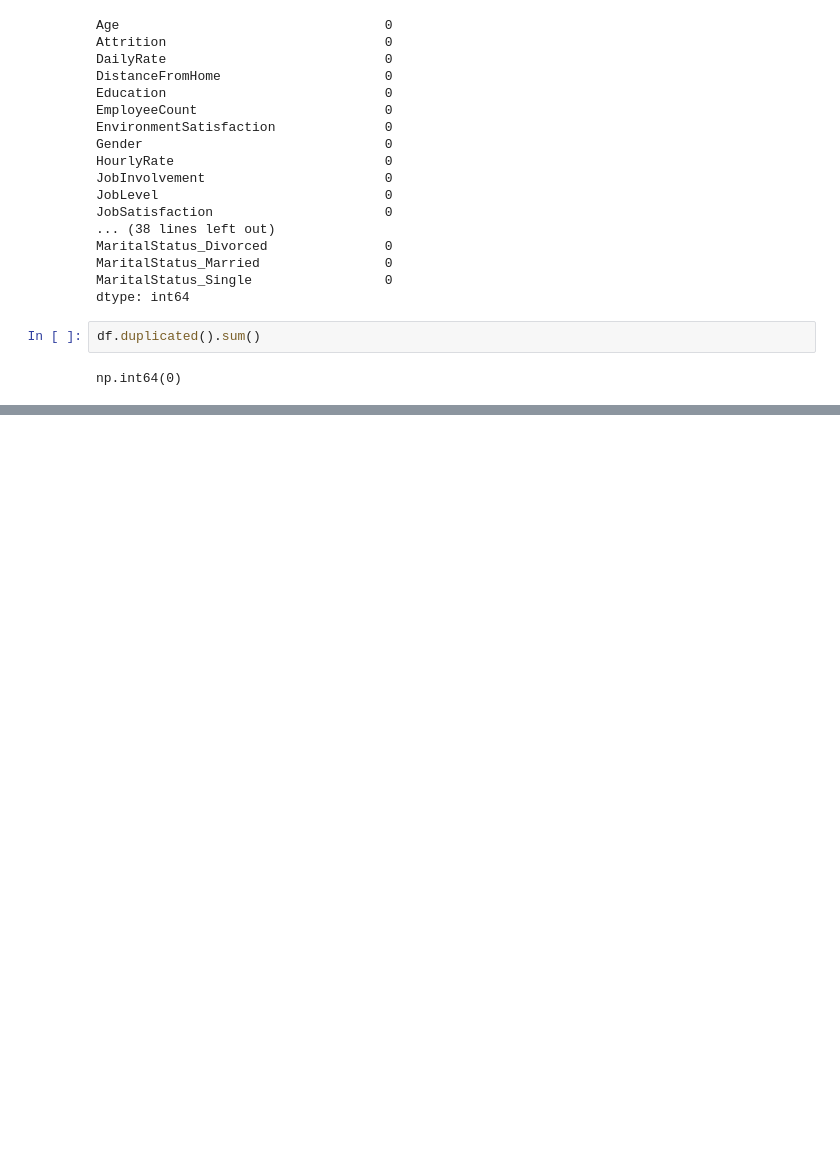
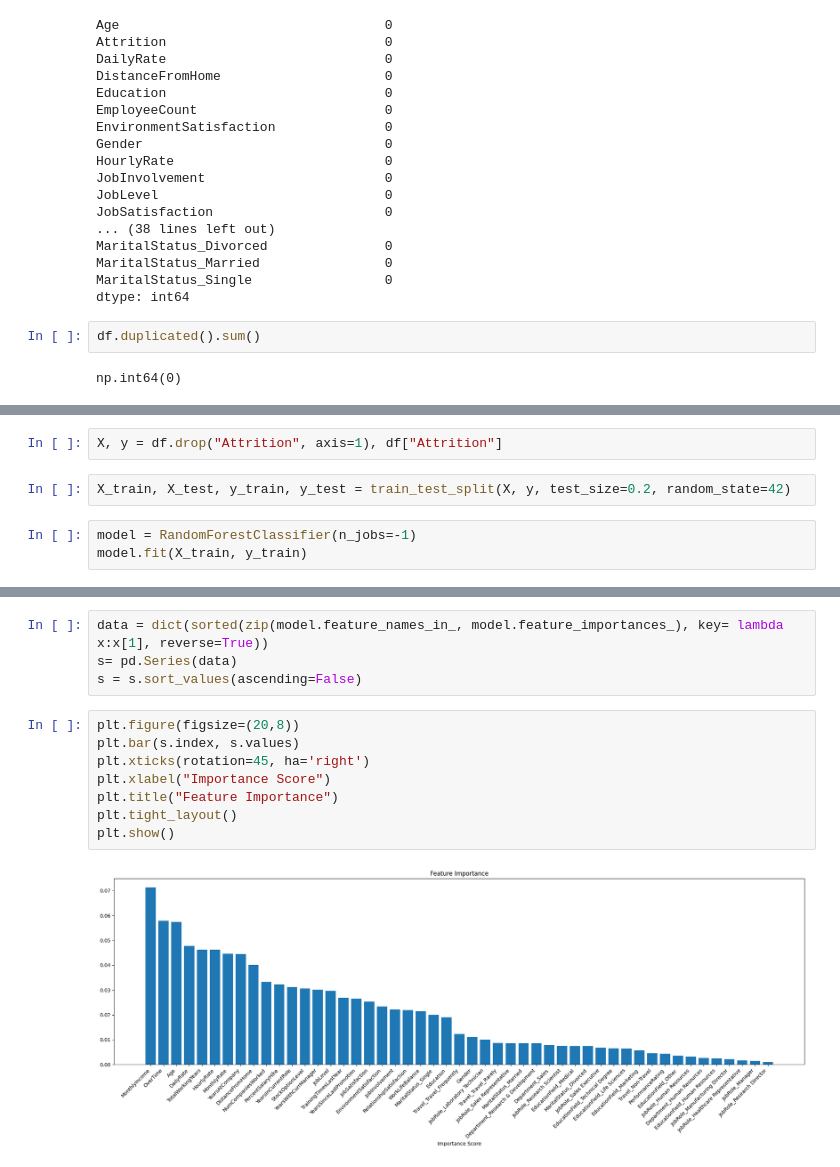
Before and after one commit to DewmiS/Employee-Attrition-Predictor, a Jupyter notebook: model/EAP.ipynb, the cells around one changed output, grey strips where cells are left out. Saved outputs shown, nothing was run; the diff lists cells and outputs as text; blank space fills up the shorter version.

Commit message:
Train the model

```diff
--- a/model/EAP.ipynb
+++ b/model/EAP.ipynb
@@ -239,0 +266,7 @@ np.int64(0)
+# %%
+X, y = df.drop("Attrition", axis=1), df["Attrition"]
+# %%
+X_train, X_test, y_train, y_test = train_test_split(X, y, test_size=0.2, random_state=42)
+# %%
+model = RandomForestClassifier(n_jobs=-1)
+model.fit(X_train, y_train)
@@ -239,0 +299,14 @@ np.int64(0)
+# %%
+data = dict(sorted(zip(model.feature_names_in_, model.feature_importances_), key= lambda x:x[1], reverse=True))
+s= pd.Series(data)
+s = s.sort_values(ascending=False)
+# %%
+plt.figure(figsize=(20,8))
+plt.bar(s.index, s.values)
+plt.xticks(rotation=45, ha='right')
+plt.xlabel("Importance Score")
+plt.title("Feature Importance")
+plt.tight_layout()
+plt.show()
+# %% [output]
+[figure, added]
```
Also changed, not shown: parts of 8 cells of this notebook.
